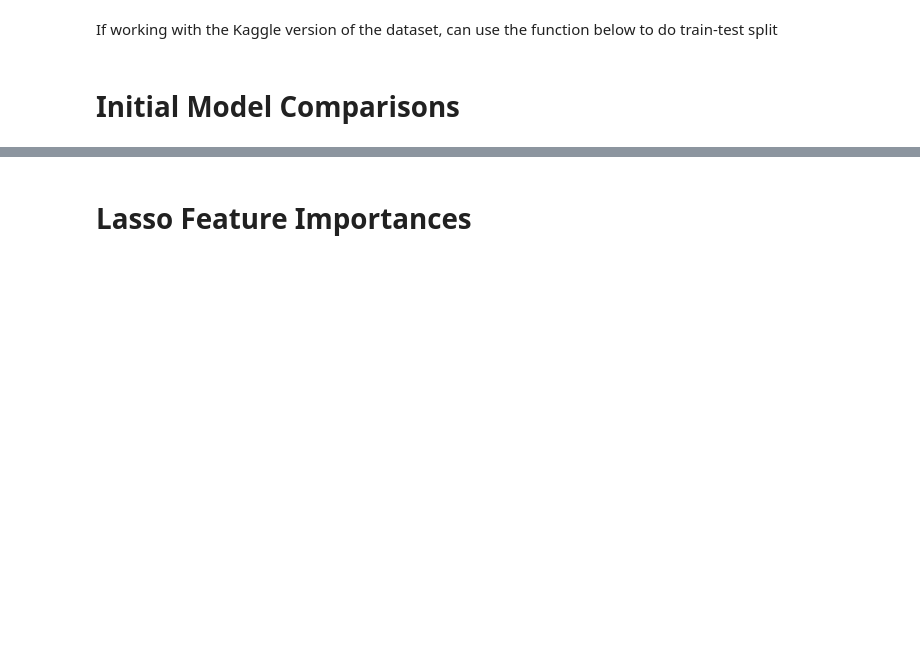
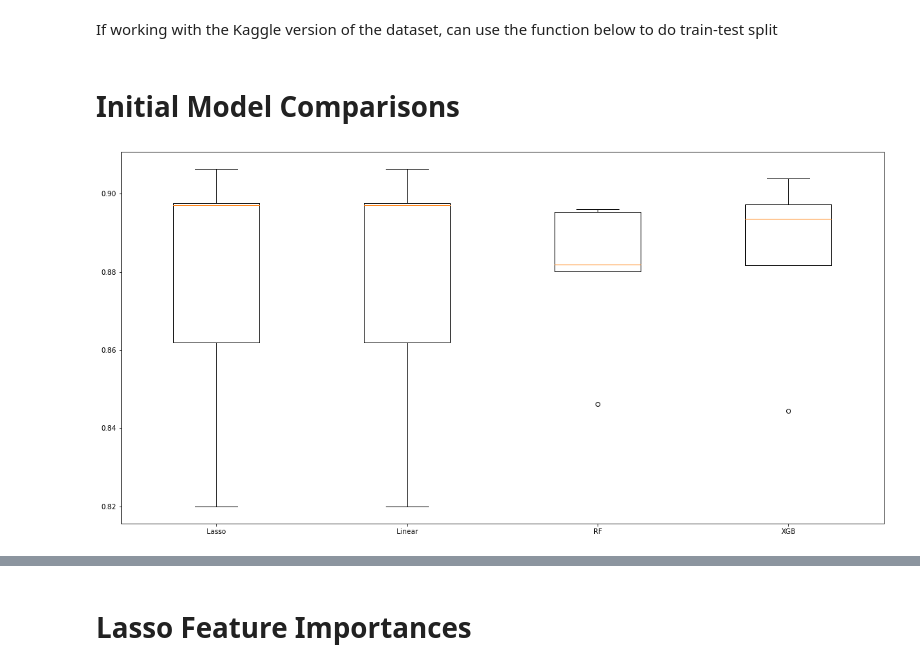
Before and after one commit to dapopov-st/housing-price-predictions, a Jupyter notebook: 002_initial_model_selection.ipynb, the cells around one changed output, grey strips where cells are left out. Drawn from its saved outputs; the diff is of its cells as text; code cells hidden in the pictures; blank space fills up the shorter version.

```diff
--- a/002_initial_model_selection.ipynb
+++ b/002_initial_model_selection.ipynb
@@ -45,6 +49,8 @@ from sklearn.pipeline import Pipeline
 The data has been pre-processed
 # %%
 alldata=pd.read_csv('./data/Ames_HousePriceLocsDistNoDpl.csv')#, index_col=0) #already cleaned (see work in appendix files)
+# %%
+alldata_lasso=alldata.drop(['2ndFlrSF'],axis=1)
 # %% [markdown]
 If working with the Kaggle version of the dataset, can use the function below to do train-test split
 # %%
@@ -58,9 +64,8 @@ def label_encode():
             alldata[column_name] = le.fit_transform(alldata[column_name])
 label_encode()
 # %%
-def train_test_split_custom(data=alldata,cols=[]):
-    y=data['SalePrice']
-    X=data.drop(['SalePrice'],axis=1)
+def train_test_split_custom(data=alldata,y_var='SalePrice',cols=[]):
+    y=data[y_var]
+    X=data.drop([y_var],axis=1)
     X= X if not cols else X[cols]
     return train_test_split(X, y, test_size=0.2, random_state=42)
-X_train, X_test, y_train, y_test = train_test_split_custom()
@@ -69,2 +72,22 @@ plt.rcParams["figure.figsize"] = (20, 10)
 # %% [markdown]
 # Initial Model Comparisons
+# %%
+from random import shuffle
+scaler = StandardScaler()
+X_train, X_test, y_train, y_test = train_test_split_custom(data=alldata_lasso)
+X_train_scaled = scaler.fit_transform(X_train)
+X_test_scaled = scaler.transform(X_test)
+
+models = {"Lasso":Lasso(alpha=.1),
+"Linear":LinearRegression(),
+"RF":RandomForestRegressor(min_samples_leaf=5),
+"XGB":xgb.XGBRFRegressor(max_depth=10)}
+results = []
+for model in tqdm(models.values()):
+    kf = KFold(n_splits=5,random_state=43,shuffle=True)
+    cv_results = cross_val_score(model, X_train_scaled, y_train, cv=kf)
+    results.append(cv_results)
+plt.boxplot(results, labels = models.keys())
+plt.show()
+# %% [output]
+[figure, added]
```
Also changed, not shown: parts of 21 cells of this notebook, 1 other file.
